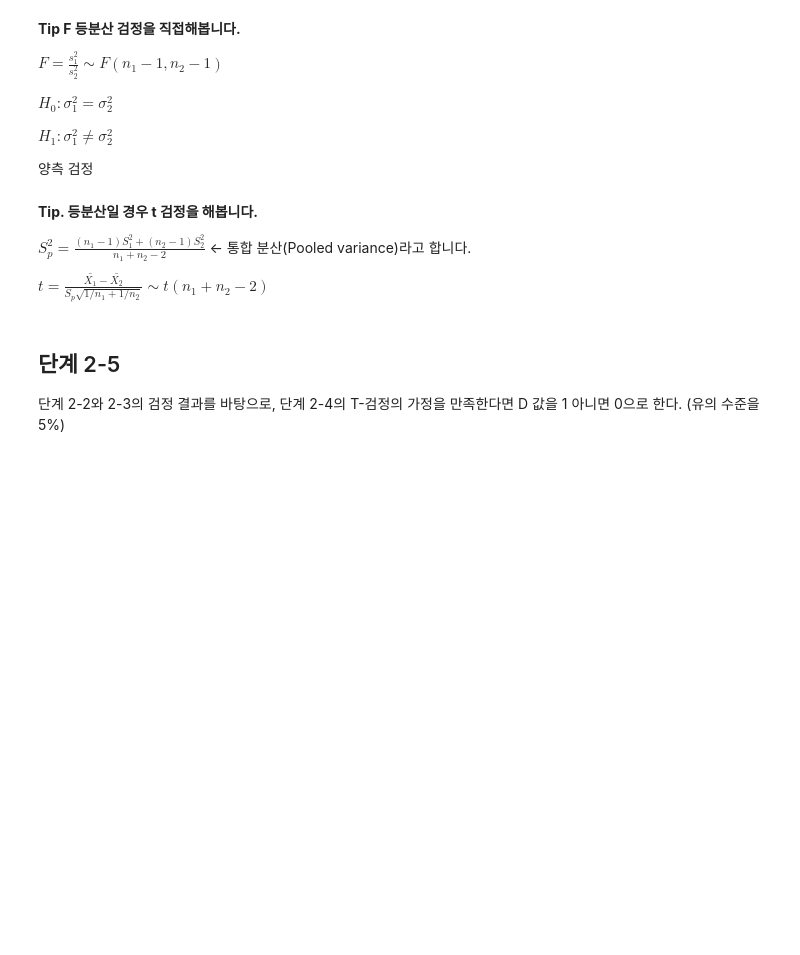
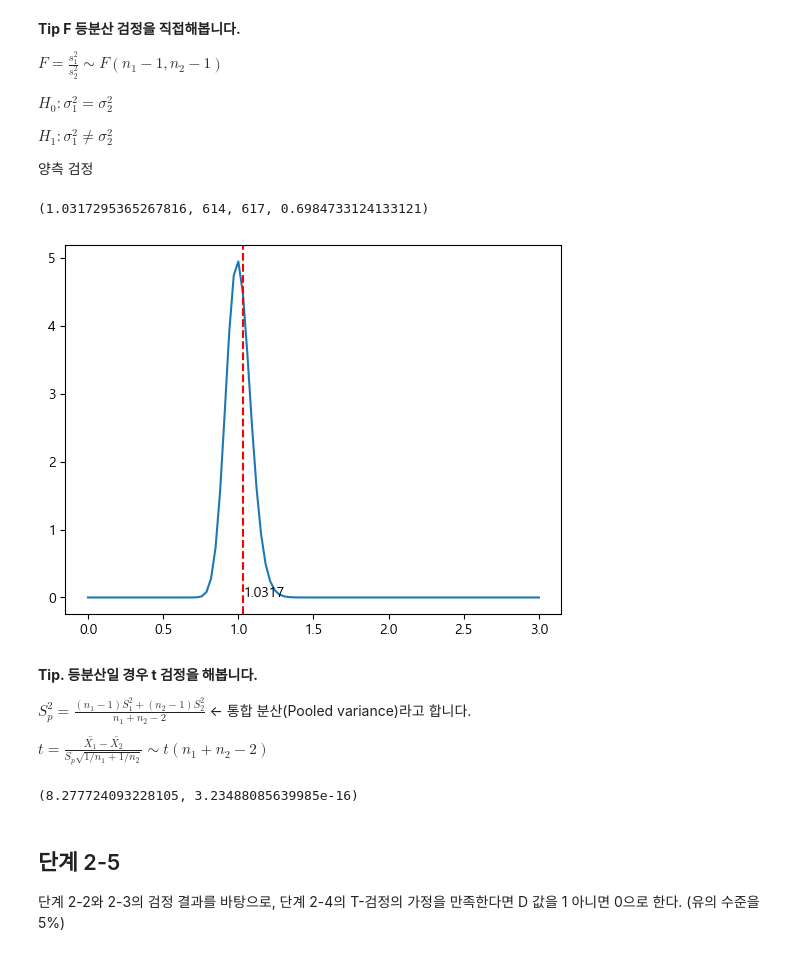
Before and after one commit to sunkusun9/DS_lv3_2607, a Jupyter notebook: sec_ds_lv3_prob3_prob.ipynb, the cells around one changed output. Drawn from its saved outputs; the diff is of its cells as text; code cells hidden in the pictures; blank space fills up the shorter version.

```diff
--- a/sec_ds_lv3_prob3_prob.ipynb
+++ b/sec_ds_lv3_prob3_prob.ipynb
@@ -1292,12 +1304,47 @@ $H_0: \sigma_1^2 = \sigma_2^2$
 $H_1: \sigma_1^2 \ne \sigma_2^2$
 
 양측 검정
+# %%
+from scipy.stats import f
+# F = (s_1^2 / sigma_1^2) / (s_2^2/s_sigma_2^2)
+s_var = df_prob2.groupby('AM')['Avg'].var()
+s_nm1 = df_prob2['AM'].value_counts() - 1
+F = s_var.loc[0] / s_var[1]
+dof1, dof2 = s_nm1.loc[0], s_nm1.loc[1]
+F, dof1, dof2, min(f.cdf(F, dof1, dof2), f.sf(F, dof1, dof2)) * 2
+# %% [output]
+(1.0317295365267816, 614, 617, 0.6984733124133121)
+# %%
+from scipy.stats import f
+
+s_nm1 = df_prob2['AM'].value_counts() - 1
+s_var = df_prob2.groupby('AM')['Avg'].var()
+F = df_prob2.groupby('AM')['Avg'].var().pipe(lambda x: x[0] / x[1])
+plt.plot(np.linspace(0, 3, 100), f.pdf(np.linspace(0, 3, 100), s_nm1.loc[0], s_nm1.loc[1]))
+plt.axvline(F, color='red', linestyle='--')
+plt.text(F, 0.01, str(F)[:6])
+plt.show()
+# %% [output]
+[figure, added]
 # %% [markdown]
 **Tip. 등분산일 경우 t 검정을 해봅니다.**
 
 $S_p^2 = \frac{(n_1 - 1)S_1^2 + (n_2 - 1)S_2^2}{n_1 + n_2 - 2}$ ← 통합 분산(Pooled variance)라고 합니다.
 
 $t = \frac{\bar{X_1} - \bar{X_2}}{S_p\sqrt{1/n_1 + 1/n_2}} \sim t(n_1 + n_2 - 2)$
+# %%
+from scipy.stats import t
+
+s_nm1 = df_prob2['AM'].value_counts() - 1
+s_var = df_prob2.groupby('AM')['Avg'].var()
+sp2 = s_nm1.dot(s_var) / s_nm1.sum()
+
+t_num = df_prob2.groupby('AM')['Avg'].mean().pipe(lambda x: x[0] - x[1])
+t_den = (sp2 * (1 / df_prob2['AM'].value_counts()).sum()) ** 0.5
+t_stat = t_num / t_den
+t_stat, min(t.cdf(t_stat, s_nm1.sum()), t.sf(t_stat, s_nm1.sum())) * 2
+# %% [output]
+(8.277724093228105, 3.23488085639985e-16)
 # %% [markdown]
 ## 단계 2-5
 
```
Also changed, not shown: parts of 12 cells of this notebook.
